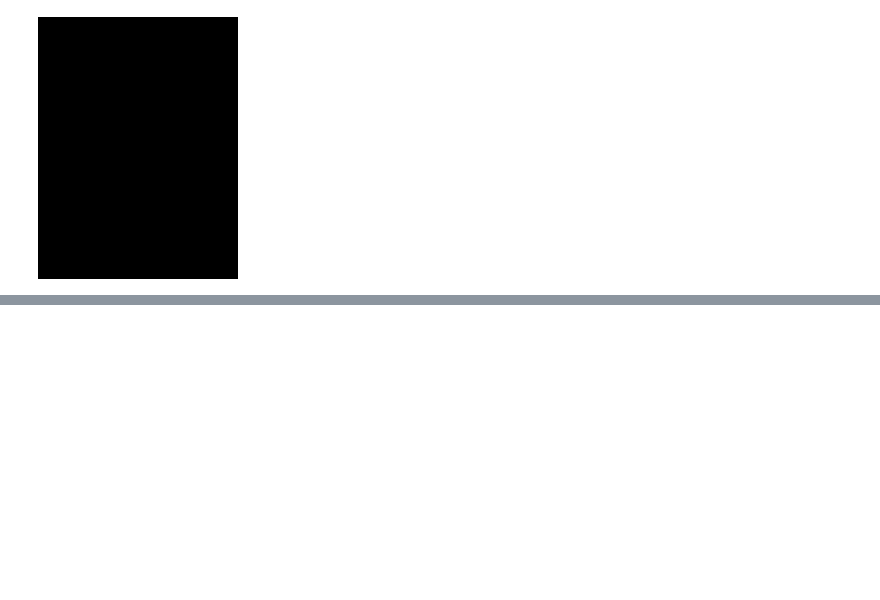
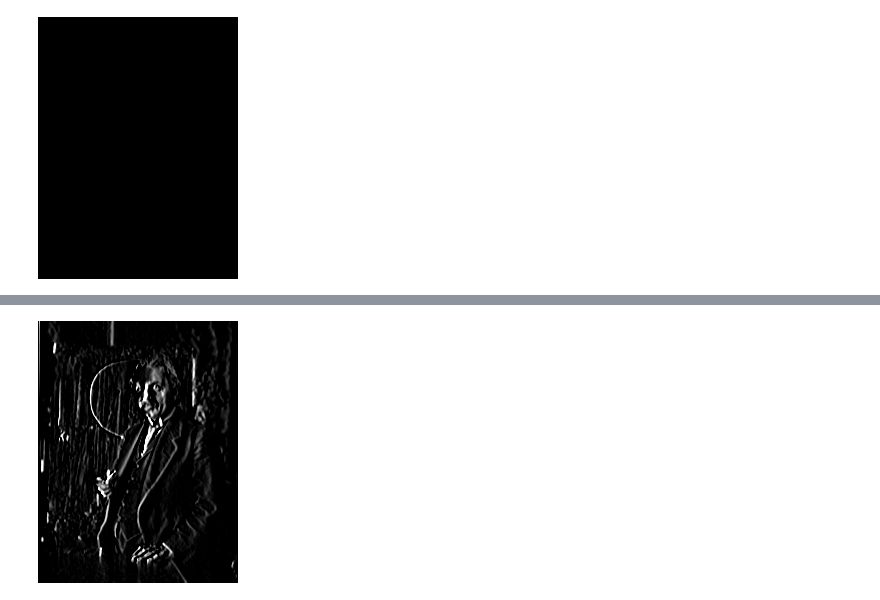
Before and after one commit to rliu6915/ToyProjectsForDL, a Jupyter notebook: CV/Image_Filter_Playground.ipynb, the cells around one changed output, grey strips where cells are left out. Saved outputs shown, nothing was run; the diff lists cells and outputs as text; code cells hidden in the pictures; blank space fills up the shorter version.

```diff
--- a/CV/Image_Filter_Playground.ipynb
+++ b/CV/Image_Filter_Playground.ipynb
@@ -55,0 +74,7 @@ cv2_imshow(warpped_image)
+# %%
+simple_filter_2 = np.array([[1, 0, -1], [2, 0, -2], [1, 0, -1]])
+
+warpped_image_simple_2 = cv.filter2D(gray_image, -1, simple_filter_2)
+cv2_imshow(warpped_image_simple_2)
+# %% [output]
+[figure, added]
```
Also changed, not shown: parts of 4 cells of this notebook.
